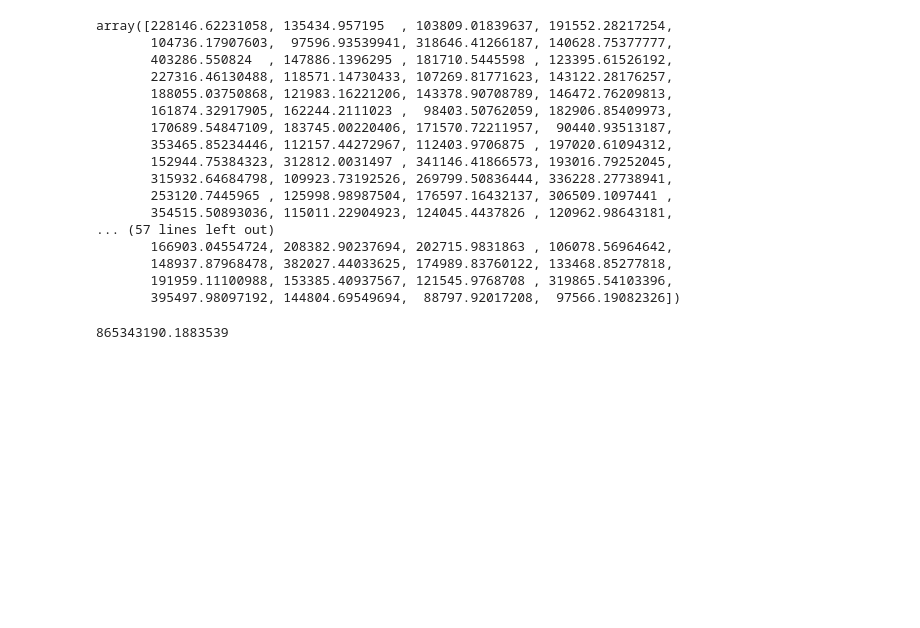
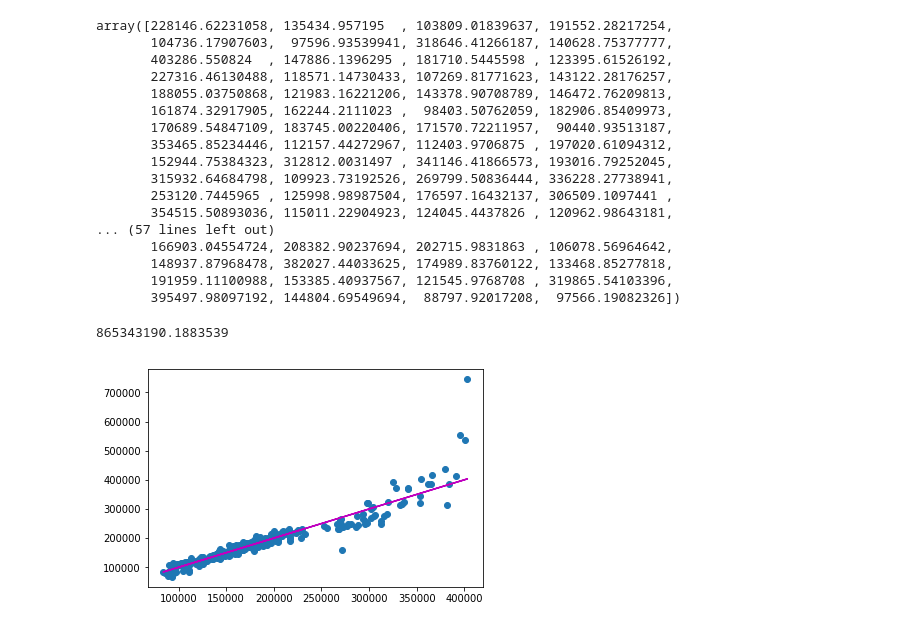
Before and after one commit to RicardoRendonR/141c, a Jupyter notebook: Jerry_141C/DATA Splitting for LightGMB .ipynb, the cells around one changed output. Drawn from its saved outputs; the diff is of its cells as text; code cells hidden in the pictures; blank space fills up the shorter version.

```diff
--- a/Jerry_141C/DATA Splitting for LightGMB .ipynb
+++ b/Jerry_141C/DATA Splitting for LightGMB .ipynb
@@ -196,3 +196,9 @@ mse = np.mean((true_y_test-y_pred)**2)
 mse
 # %% [output]
 865343190.1883539
+# %%
+plt.scatter(y_pred,true_y_test)
+plt.plot(y_pred,y_pred,"m")
+plt.show()
+# %% [output]
+[figure, added]
```
Also changed, not shown: parts of 1 cell of this notebook.
